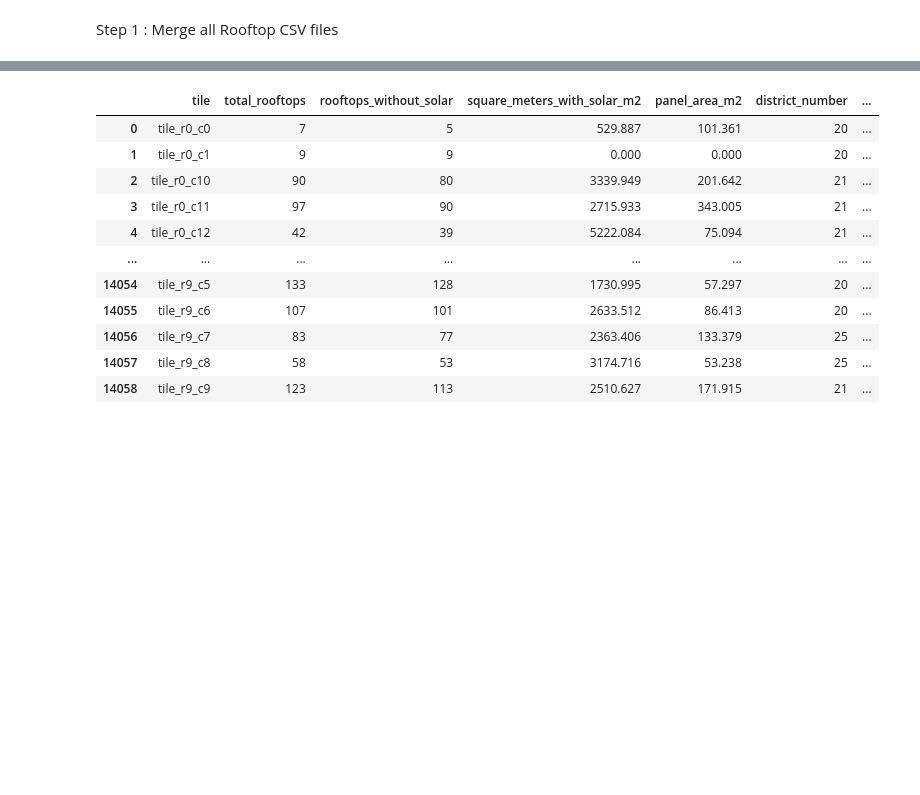
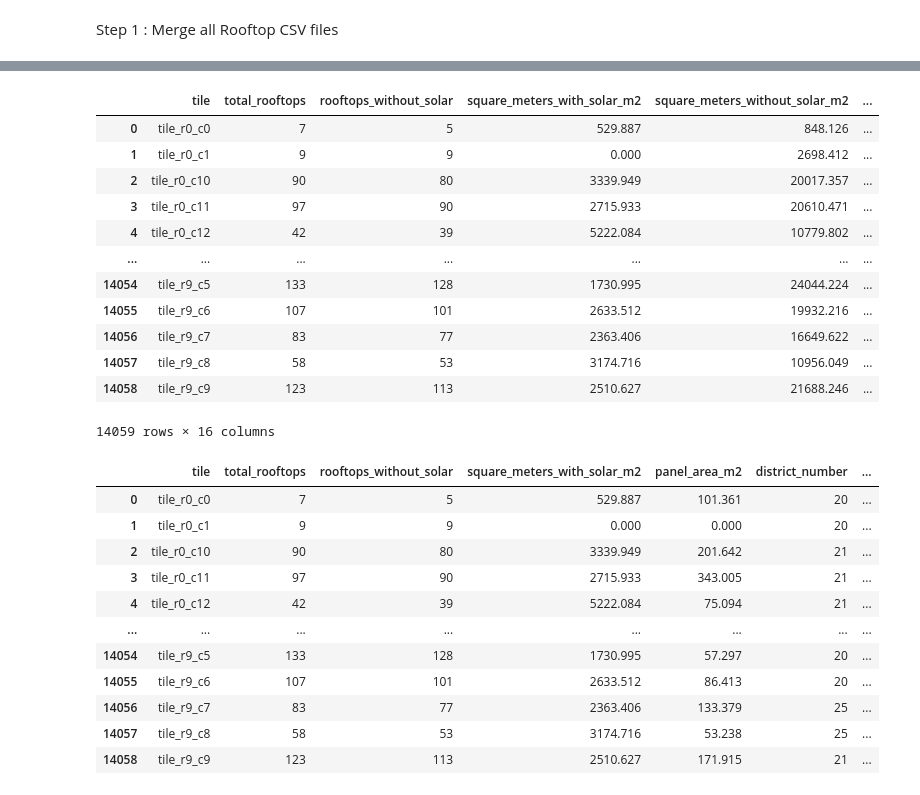
Before and after one commit to AhmedElsherif04/SolarPanelMunich, a Jupyter notebook: GeoJsontoZip/mergeColums.ipynb, the cells around one changed output, grey strips where cells are left out. Drawn from its saved outputs; the diff is of its cells as text; code cells hidden in the pictures; blank space fills up the shorter version.

```diff
--- a/GeoJsontoZip/mergeColums.ipynb
+++ b/GeoJsontoZip/mergeColums.ipynb
@@ -68,6 +86,22 @@ df_merged = df_tiles.merge(
     right_on=['Year', 'District'],
     how='left'
 )
+# %%
+df_merged
+# %% [output]
+|  | tile | total_rooftops | rooftops_without_solar | square_meters_with_solar_m2 | square_meters_without_solar_m2 | ... |
+| 0 | tile_r0_c0 | 7 | 5 | 529.887 | 848.126 | ... |
+| 1 | tile_r0_c1 | 9 | 9 | 0.000 | 2698.412 | ... |
+| 2 | tile_r0_c10 | 90 | 80 | 3339.949 | 20017.357 | ... |
+| 3 | tile_r0_c11 | 97 | 90 | 2715.933 | 20610.471 | ... |
+| 4 | tile_r0_c12 | 42 | 39 | 5222.084 | 10779.802 | ... |
+| ... | ... | ... | ... | ... | ... | ... |
+| 14054 | tile_r9_c5 | 133 | 128 | 1730.995 | 24044.224 | ... |
+| 14055 | tile_r9_c6 | 107 | 101 | 2633.512 | 19932.216 | ... |
+| 14056 | tile_r9_c7 | 83 | 77 | 2363.406 | 16649.622 | ... |
+| 14057 | tile_r9_c8 | 58 | 53 | 3174.716 | 10956.049 | ... |
+| 14058 | tile_r9_c9 | 123 | 113 | 2510.627 | 21688.246 | ... |
+14059 rows × 16 columns
 # %%
 df_merged = df_merged.drop(columns=['Year', 'District'])
 # %%
```
Also changed, not shown: parts of 8 cells of this notebook, 4 other files.
